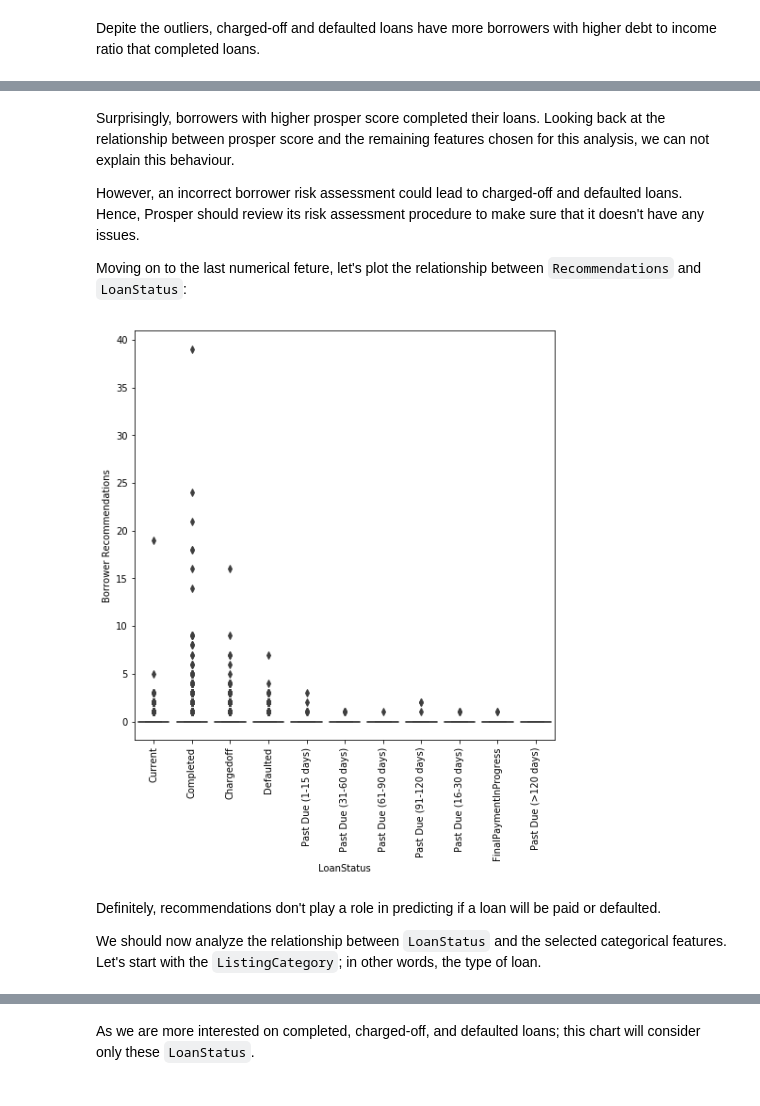
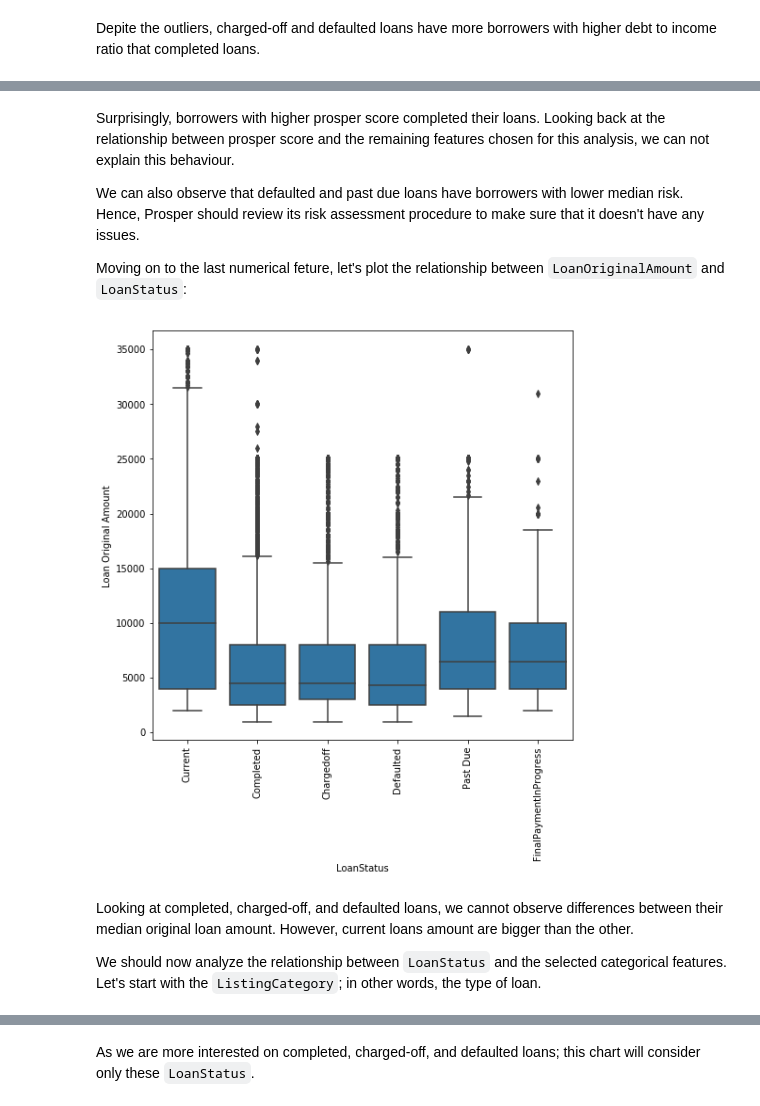
Before and after one commit to Ali-Elganzory/prosper-loans, a Jupyter notebook: prosperLoan_data_exploration.ipynb, the cells around one changed output, grey strips where cells are left out. Drawn from its saved outputs; the diff is of its cells as text; code cells hidden in the pictures.

```diff
--- a/prosperLoan_data_exploration.ipynb
+++ b/prosperLoan_data_exploration.ipynb
@@ -216,3 +205,13 @@ loan_df['LoanStatus'] = loan_df['LoanStatus'].apply(lambda x: x if 'Past Due' no
+# %%
+# Group all Past Due loans under an unique status
+loan_df['LoanStatus'] = loan_df['LoanStatus'].apply(lambda x: x if 'Past Due' not in x else 'Past Due')
+
+# Convert LoanStatus to a categorical variable
+loan_status_dict = ['Defaulted','Chargedoff', 'Past Due', 'Current', 'FinalPaymentInProgress', 'Completed']
+
+ordered_loan_status = pd.api.types.CategoricalDtype(ordered = True, categories = loan_status_dict)
+
+loan_df['LoanStatus'] = loan_df['LoanStatus'].astype(ordered_loan_status)
 # %%
 # Check the percentage of loans in each status
 pct_loans_by_status = pd.DataFrame(loan_df.groupby('LoanStatus')['LoanStatus'].count())
@@ -496,21 +486,21 @@ plt.xticks(rotation=90);
 # %% [markdown]
 Surprisingly, borrowers with higher prosper score completed their loans. Looking back at the relationship between prosper score and the remaining features chosen for this analysis, we can not explain this behaviour.
 
-However, an incorrect borrower risk assessment could lead to charged-off and defaulted loans. Hence, Prosper should review its risk assessment procedure to make sure that it doesn't have any issues.
+We can also observe that defaulted and past due loans have borrowers with lower median risk. Hence, Prosper should review its risk assessment procedure to make sure that it doesn't have any issues.
 
-Moving on to the last numerical feture, let's plot the relationship between `Recommendations` and `LoanStatus`:
+Moving on to the last numerical feture, let's plot the relationship between `LoanOriginalAmount` and `LoanStatus`:
 # %%
-# LoanStatus vs Recommendations
+# LoanStatus vs LoanOriginalAmount
 plt.figure(figsize = [8, 8])
 default_color = sb.color_palette()[0]
 
-ax2 = sb.boxplot(data=loan_df, x='LoanStatus', y='Recommendations', color = default_color, order=cat_order)
-plt.ylabel('Borrower Recommendations')
+ax2 = sb.boxplot(data=loan_df, x='LoanStatus', y='LoanOriginalAmount', color = default_color, order=cat_order)
+plt.ylabel('Loan Original Amount')
 plt.xticks(rotation=90);
 # %% [output]
-[figure, old version]
+[figure, new version]
 # %% [markdown]
-Definitely, recommendations don't play a role in predicting if a loan will be paid or defaulted.
+Looking at completed, charged-off, and defaulted loans, we cannot observe differences between their median original loan amount. However, current loans amount are bigger than the other.
 
 We should now analyze the relationship between `LoanStatus` and the selected categorical features. Let's start with the `ListingCategory`; in other words, the type of loan.
 # %%
```
Also changed, not shown: parts of 46 cells of this notebook, 2 other files.
